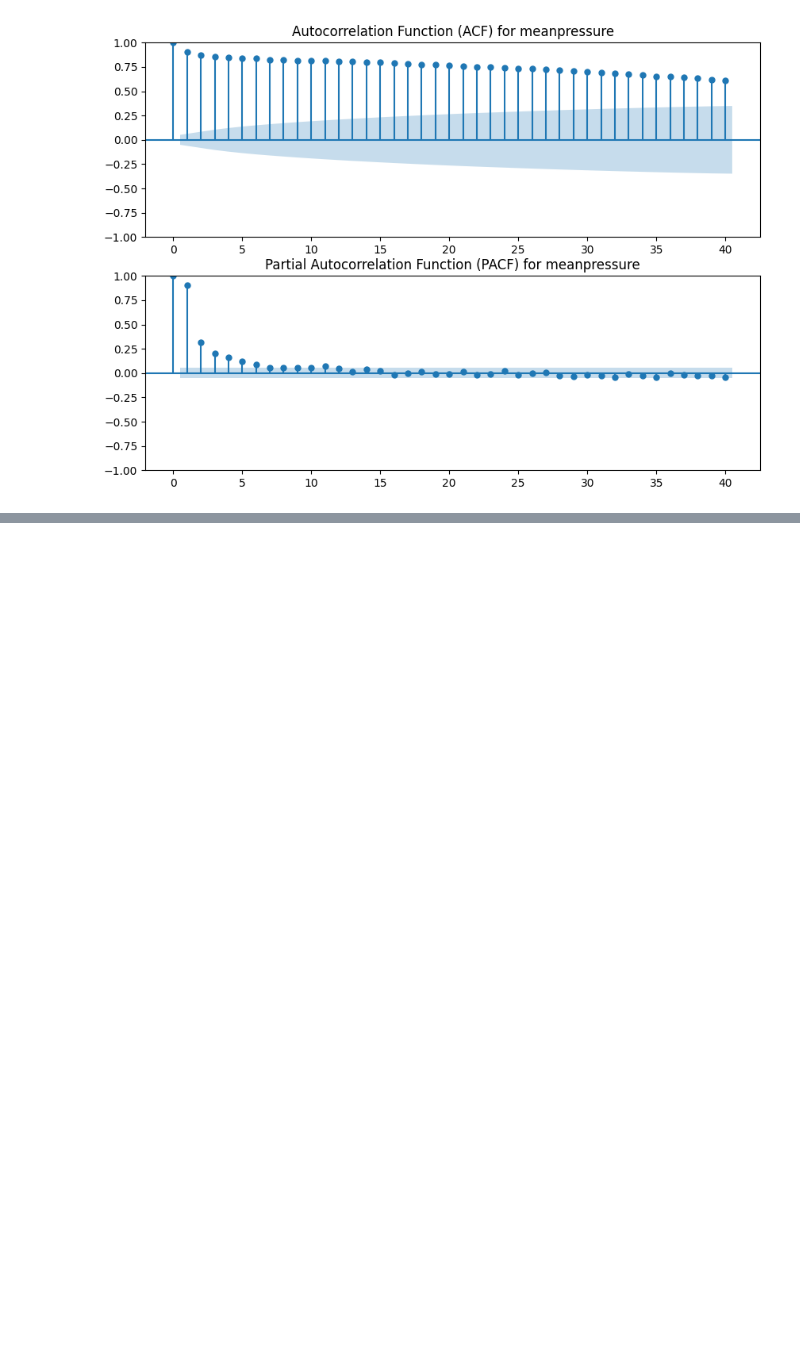
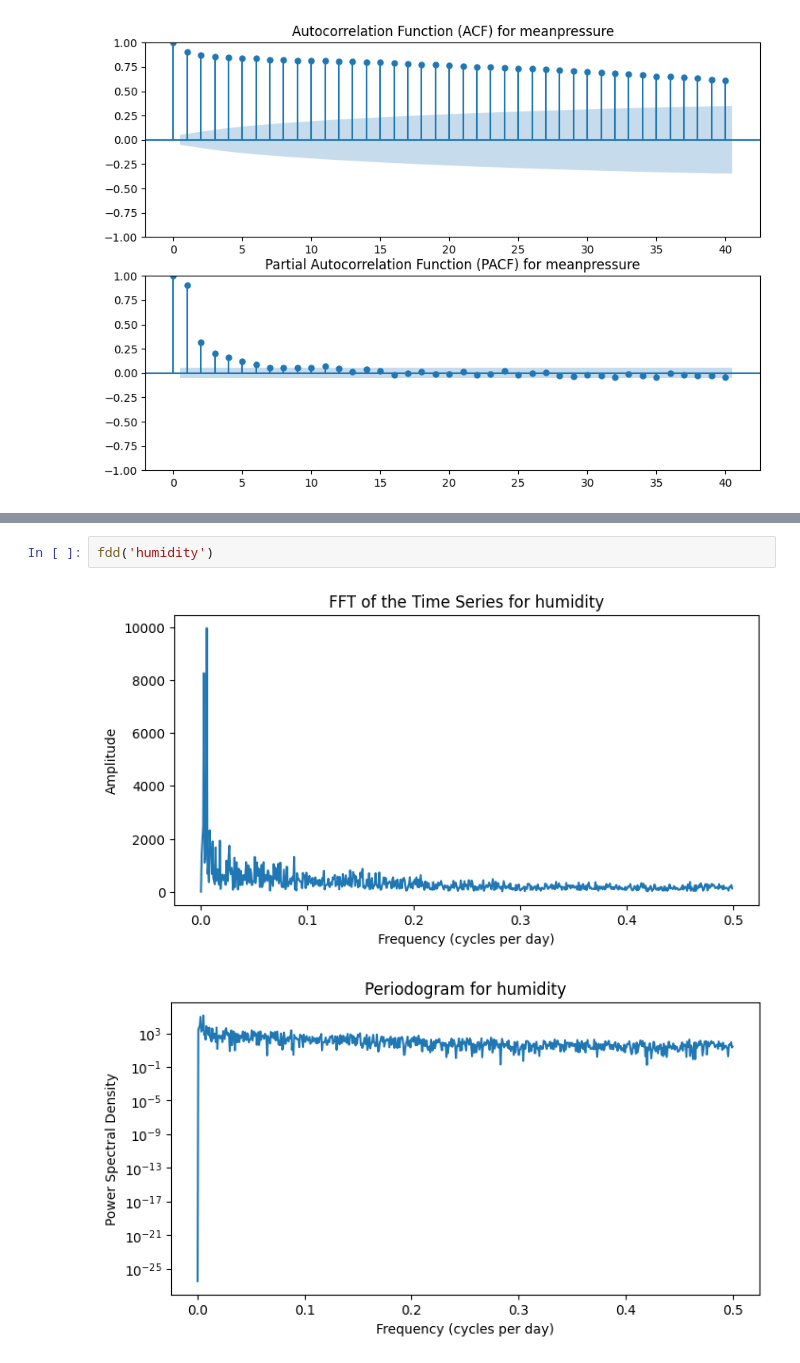
Before and after one commit to porojanmadalin/TSA, a Jupyter notebook: a02.ipynb, the cells around one changed output, grey strips where cells are left out. Cells and saved outputs as stored; diff of their text form; blank space fills up the shorter version.

```diff
--- a/a02.ipynb
+++ b/a02.ipynb
@@ -322,0 +382,5 @@ pacf('meanpressure')
+# %%
+fdd('humidity')
+# %% [output]
+[figure, added]
+[figure, added]
```
Also changed, not shown: parts of 12 cells of this notebook.
